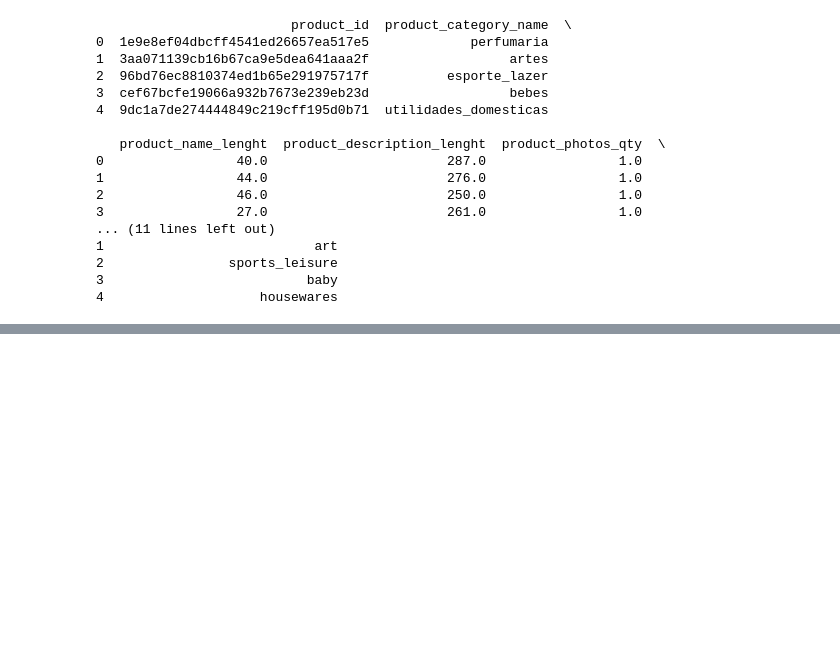
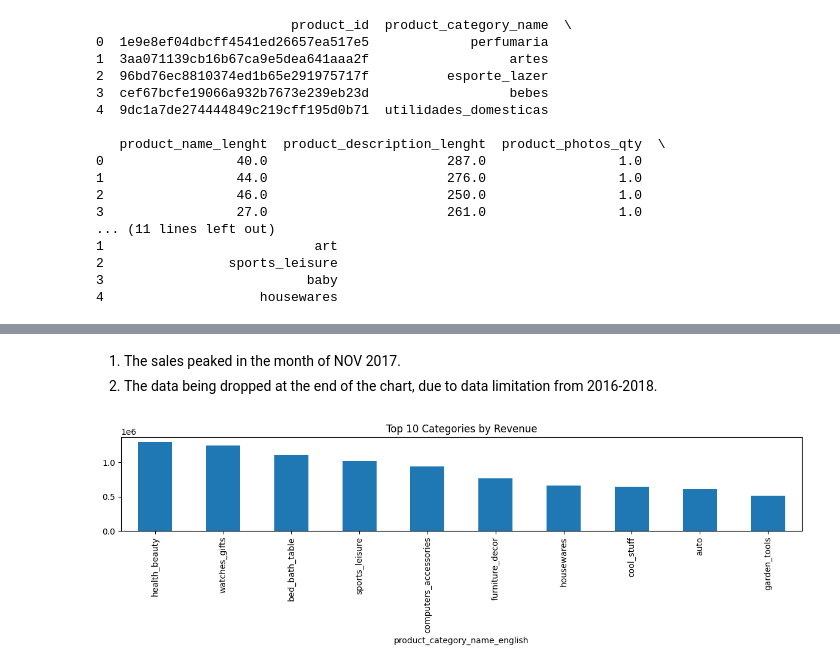
Before and after one commit to ShashankRajput90/End-to-End-Sales-Analytical-Dashboard, a Jupyter notebook: eda.ipynb, the cells around one changed output, grey strips where cells are left out. Drawn from its saved outputs; the diff is of its cells as text; code cells hidden in the pictures; blank space fills up the shorter version.

```diff
--- a/eda.ipynb
+++ b/eda.ipynb
@@ -183,0 +195,10 @@ NameError: name 'pd' is not defined
+# %% [markdown]
+1. The sales peaked in the month of NOV 2017.
+2. The data being dropped at the end of the chart, due to data limitation from 2016-2018.
+# %%
+cat_rev = master_df.groupby('product_category_name_english')['price'].sum().sort_values(ascending=False).head(10)
+cat_rev.plot(kind='bar', figsize=(12,4), title='Top 10 Categories by Revenue')
+plt.tight_layout()
+plt.show()
+# %% [output]
+[figure, added]
```
Also changed, not shown: parts of 14 cells of this notebook.
